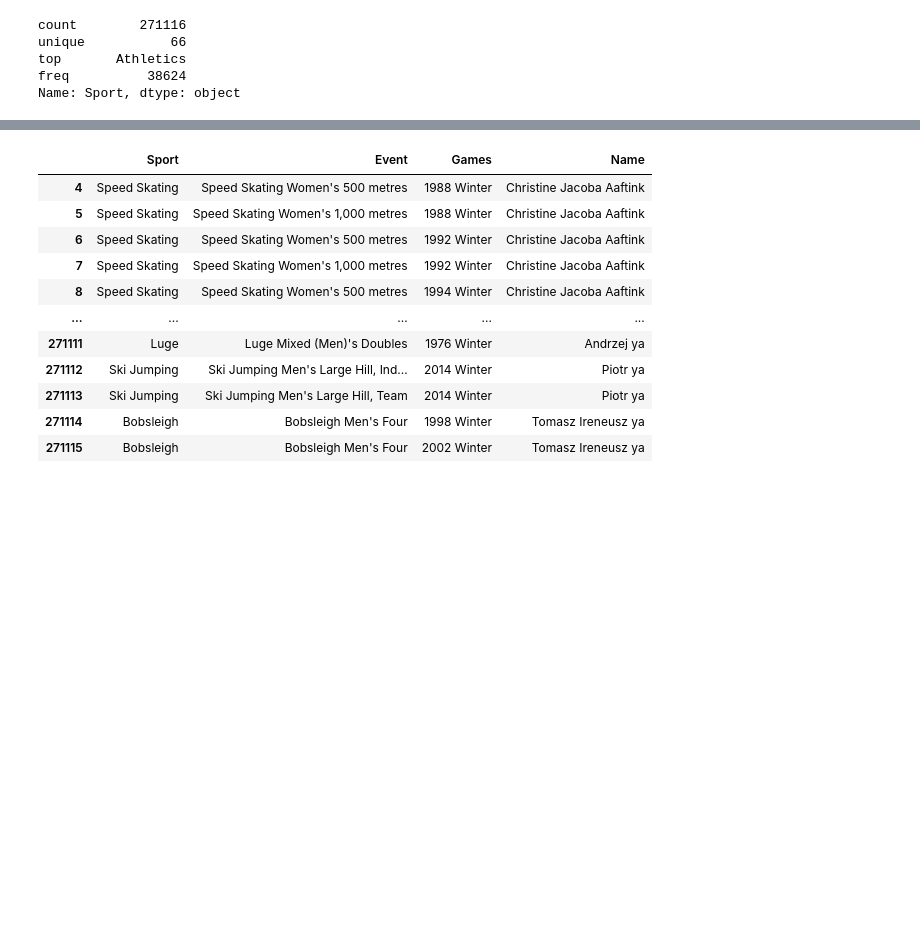
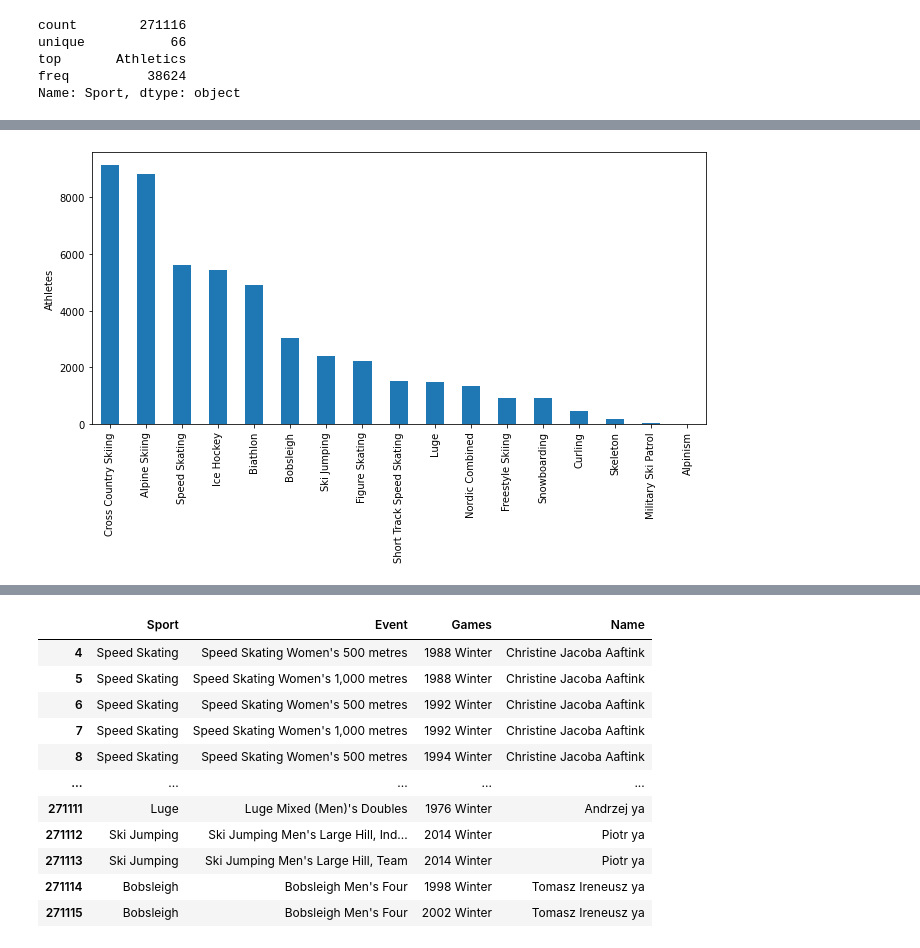
Before and after one commit to jennifer-biener/kaggle_datasets, a Jupyter notebook: athlete_sports_deep_dive.ipynb, the cells around one changed output, grey strips where cells are left out. Drawn from its saved outputs; the diff is of its cells as text; code cells hidden in the pictures; blank space fills up the shorter version.

```diff
--- a/athlete_sports_deep_dive.ipynb
+++ b/athlete_sports_deep_dive.ipynb
@@ -81,0 +113,3 @@ Name: Sport, dtype: object
+# %%
+winter_sports_counts = winter_sports['Sport'].value_counts()
+winter_sports_counts
@@ -81,0 +135,4 @@ Name: Sport, dtype: object
+# %%
+ax2 = winter_sports_counts.plot.bar(ylabel='Athletes', figsize=(11,5))
+# %% [output]
+[figure, added]
```
Also changed, not shown: parts of 11 cells of this notebook, 1 other file.
